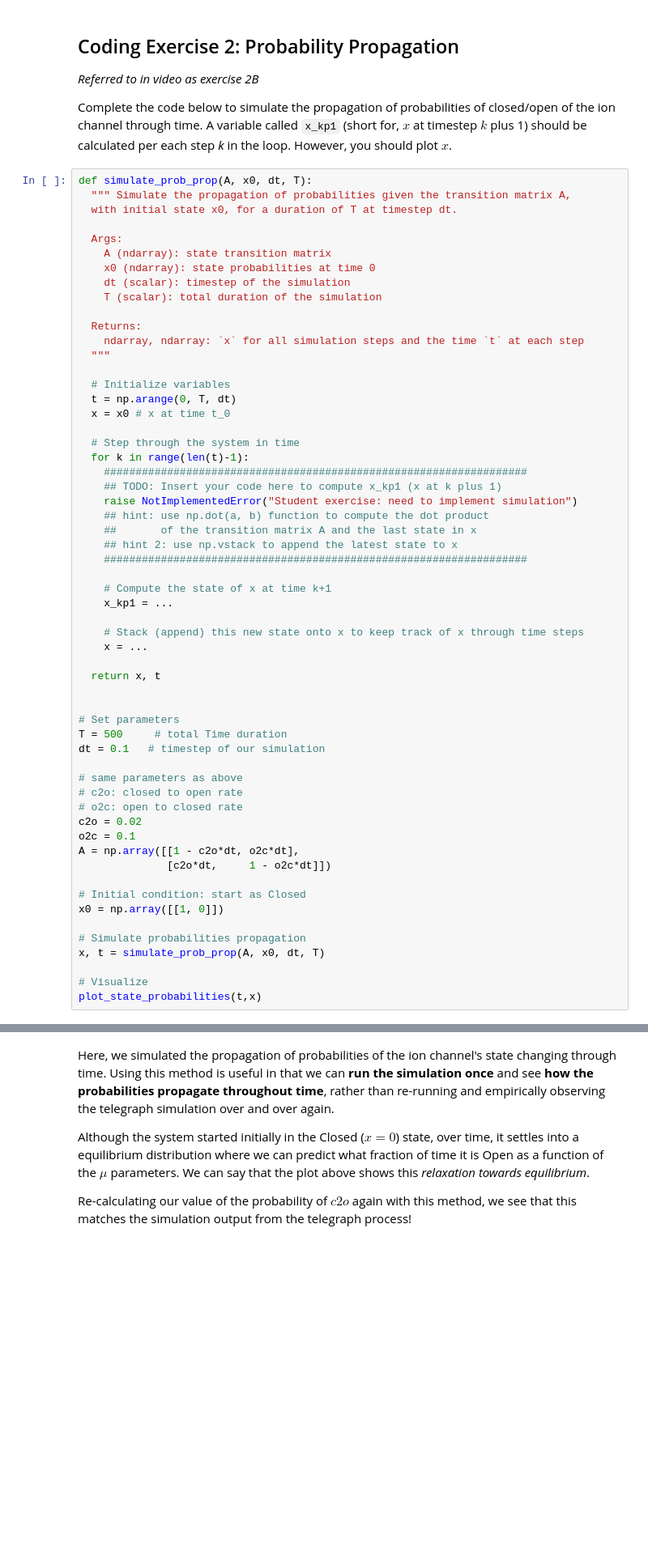
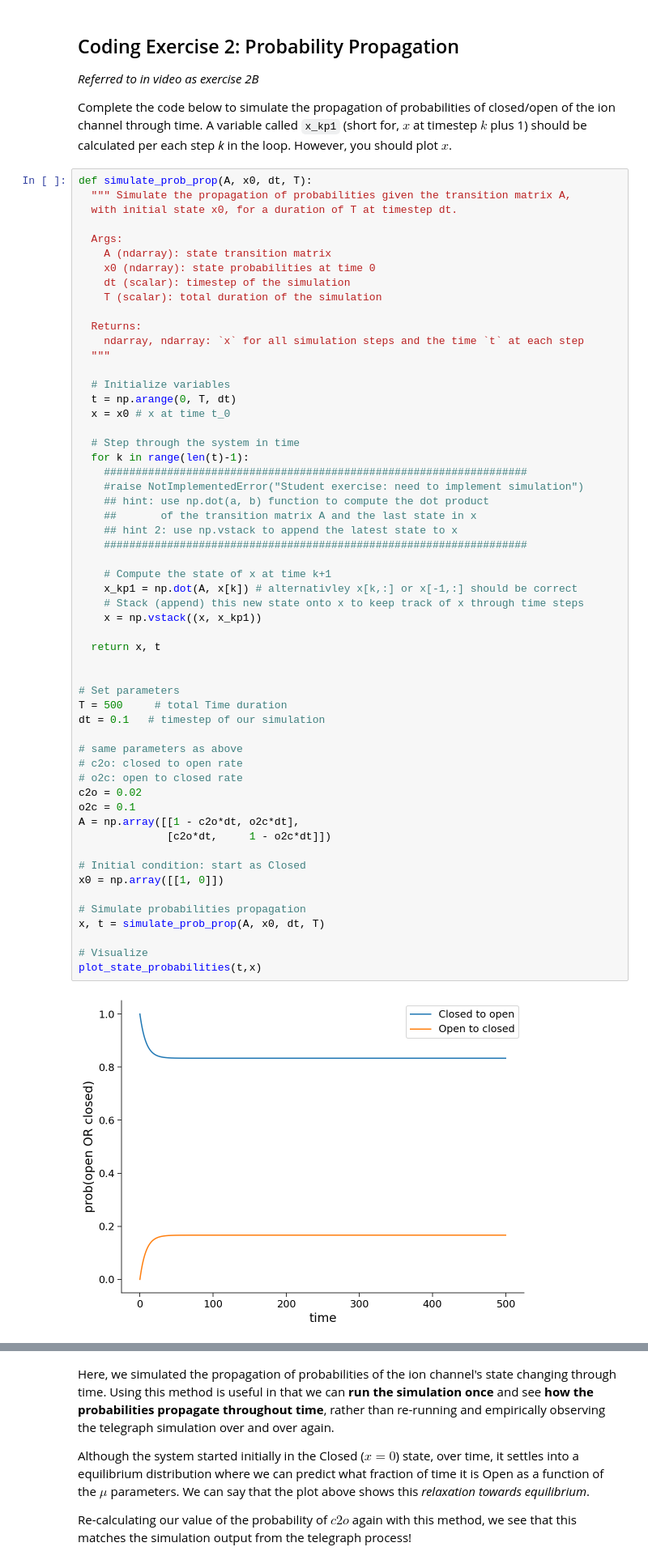
Before and after one commit to HyunsuLee/NMA-CN-course-content, a Jupyter notebook: tutorials/W2D2_LinearSystems/W2D2_Tutorial2.ipynb, the cells around one changed output, grey strips where cells are left out. Shown at 81% size. Drawn from its saved outputs; the diff is of its cells as text; blank space fills up the shorter version.

```diff
--- a/tutorials/W2D2_LinearSystems/W2D2_Tutorial2.ipynb
+++ b/tutorials/W2D2_LinearSystems/W2D2_Tutorial2.ipynb
@@ -361,42 +361,42 @@ def simulate_prob_prop(A, x0, dt, T):
   # Step through the system in time
   for k in range(len(t)-1):
     ###################################################################
-    ## TODO: Insert your code here to compute x_kp1 (x at k plus 1)
-    raise NotImplementedError("Student exercise: need to implement simulation")
+    #raise NotImplementedError("Student exercise: need to implement simulation")
     ## hint: use np.dot(a, b) function to compute the dot product
     ##       of the transition matrix A and the last state in x
     ## hint 2: use np.vstack to append the latest state to x
     ###################################################################
 
     # Compute the state of x at time k+1
-    x_kp1 = ...
-
+    x_kp1 = np.dot(A, x[k]) # alternativley x[k,:] or x[-1,:] should be correct
     # Stack (append) this new state onto x to keep track of x through time steps
-    x = ...
+    x = np.vstack((x, x_kp1))
 
   return x, t
 
 
 # Set parameters
 T = 500     # total Time duration
 dt = 0.1   # timestep of our simulation
 
 # same parameters as above
 # c2o: closed to open rate
 # o2c: open to closed rate
 c2o = 0.02
 o2c = 0.1
 A = np.array([[1 - c2o*dt, o2c*dt],
               [c2o*dt,     1 - o2c*dt]])
 
 # Initial condition: start as Closed
 x0 = np.array([[1, 0]])
 
 # Simulate probabilities propagation
 x, t = simulate_prob_prop(A, x0, dt, T)
 
 # Visualize
 plot_state_probabilities(t,x)
+# %% [output]
+[figure, added]
 # %%
 # to_remove solution
 
```
Also changed, not shown: parts of 8 cells of this notebook, 1 other file.
